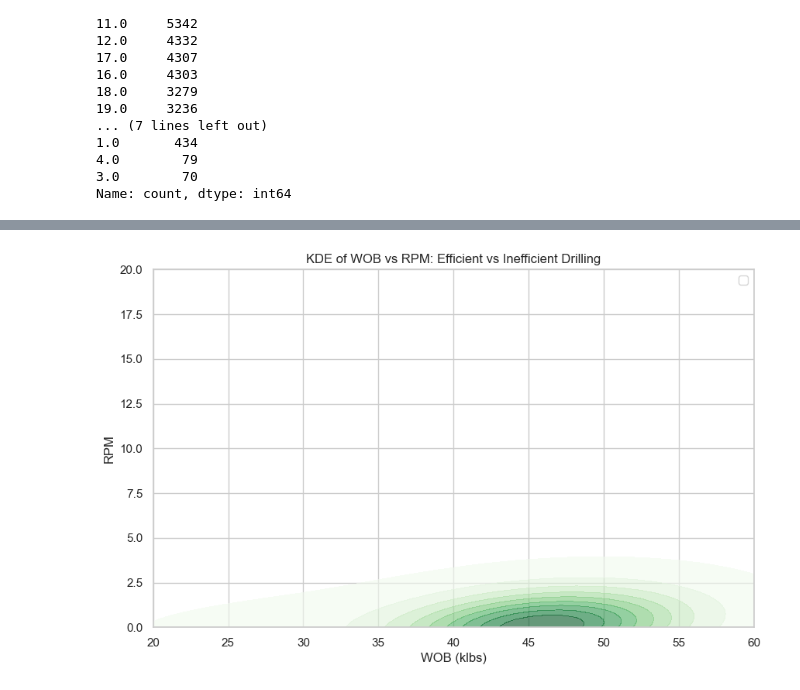
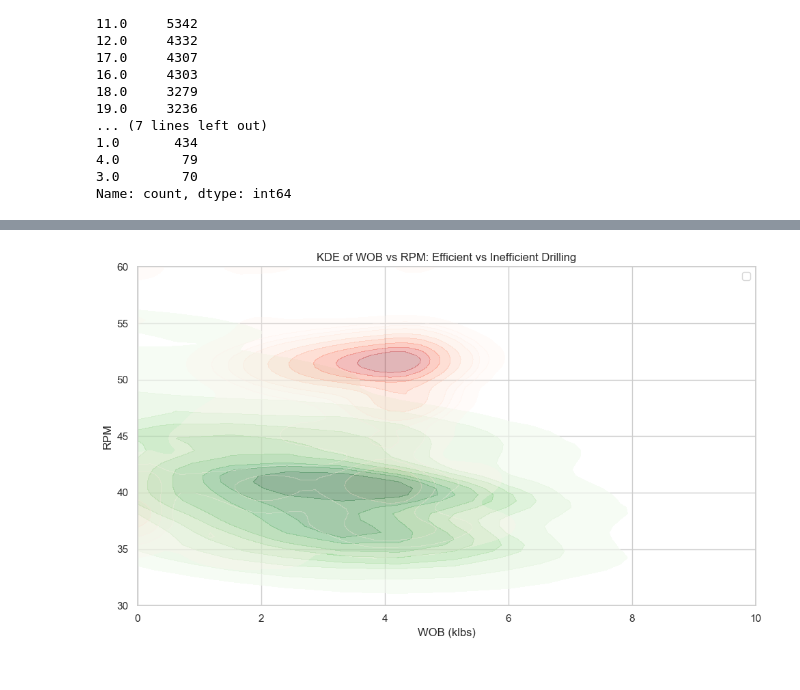
Before and after one commit to Vagif-Aliyev/MSE_Optimization, a Jupyter notebook: Drilling Data EDA.ipynb, the cells around one changed output, grey strips where cells are left out. Drawn from its saved outputs; the diff is of its cells as text; code cells hidden in the pictures.

```diff
--- a/Drilling Data EDA.ipynb
+++ b/Drilling Data EDA.ipynb
@@ -130,8 +130,6 @@ df.head()
 - Missing data cleaning
 - Duplication check
 - Imputation
-# %%
-df_mse=df[~df['DAS MSE (ksi)'].isnull()]
 # %% [markdown]
 ### Note 1
 
@@ -368,3 +356,3 @@ Name: count, dtype: int64
 # %%
-df_eff = df_on_bottom[(df_on_bottom["Relative MSE (unitless)"] > 0) & (df_on_bottom["Relative MSE (unitless)"] < 1.2)]
-df_ineff = df_on_bottom[df_on_bottom["Relative MSE (unitless)"] > 2.0]
+df_eff = df_on_bottom[(df_on_bottom["Relative MSE (unitless)"] > 0) & (df_on_bottom["Relative MSE (unitless)"] < 12)]
+df_ineff = df_on_bottom[df_on_bottom["Relative MSE (unitless)"] > 12]
@@ -384,13 +359,14 @@ Name: count, dtype: int64
 # %%
 plt.figure(figsize=(10, 6))
 sns.kdeplot(data=df_eff, x="Weight on Bit (klbs)", y="Rotary RPM (RPM)", fill=True, cmap="Greens", alpha=0.6, label="Efficient")
 sns.kdeplot(data=df_ineff, x="Weight on Bit (klbs)", y="Rotary RPM (RPM)", fill=True, cmap="Reds", alpha=0.3, label="Inefficient")
 plt.legend()
-plt.xlim(20, 60)
-plt.ylim(0, 20)
+plt.xlim(0, 10)
+plt.ylim(30, 60)
 plt.title("KDE of WOB vs RPM: Efficient vs Inefficient Drilling")
 plt.xlabel("WOB (klbs)")
 plt.ylabel("RPM")
+plt.tight_layout()
 plt.show()
 # %% [output]
-[figure, old version]
+[figure, new version]
```
Also changed, not shown: parts of 8 cells of this notebook.
